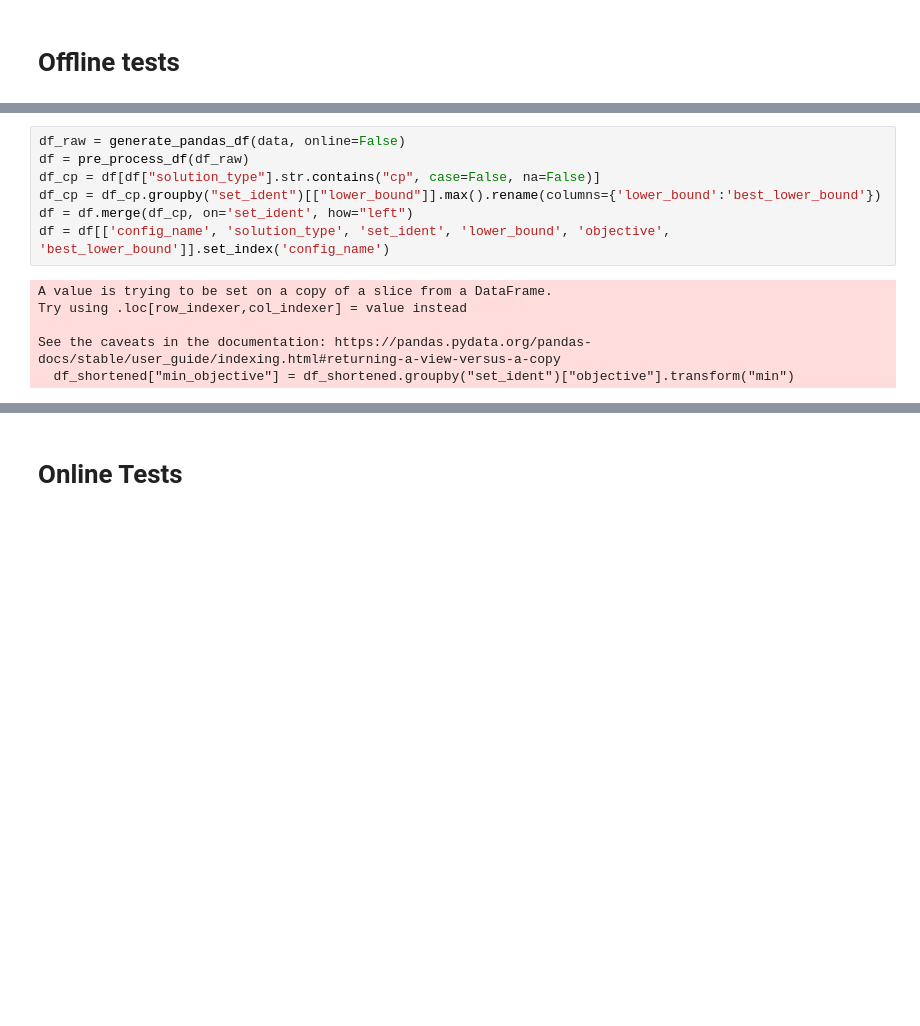
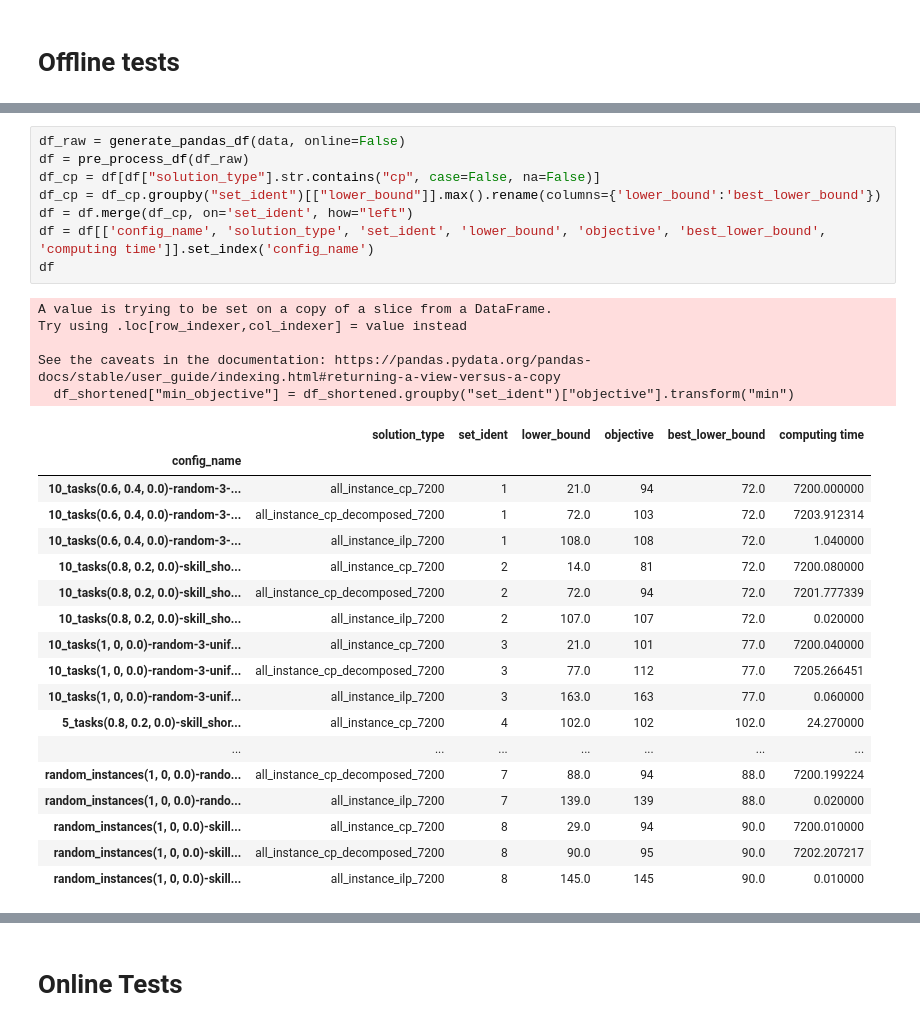
Before and after one commit to Schlixmann/ra_pst_py, a Jupyter notebook: evaluation.ipynb, the cells around one changed output, grey strips where cells are left out. Drawn from its saved outputs; the diff is of its cells as text; blank space fills up the shorter version.

```diff
--- a/evaluation.ipynb
+++ b/evaluation.ipynb
@@ -150,16 +150,35 @@ print(f"{len(data)} datasets loaded")
 # %%
 df_raw = generate_pandas_df(data, online=False)
 df = pre_process_df(df_raw)
 df_cp = df[df["solution_type"].str.contains("cp", case=False, na=False)]
 df_cp = df_cp.groupby("set_ident")[["lower_bound"]].max().rename(columns={'lower_bound':'best_lower_bound'})
 df = df.merge(df_cp, on='set_ident', how="left")
-df = df[['config_name', 'solution_type', 'set_ident', 'lower_bound', 'objective', 'best_lower_bound']].set_index('config_name')
+df = df[['config_name', 'solution_type', 'set_ident', 'lower_bound', 'objective', 'best_lower_bound', 'computing time']].set_index('config_name')
+df
 # %% [output]
 A value is trying to be set on a copy of a slice from a DataFrame.
 Try using .loc[row_indexer,col_indexer] = value instead
 
 See the caveats in the documentation: https://pandas.pydata.org/pandas-docs/stable/user_guide/indexing.html#returning-a-view-versus-a-copy
   df_shortened["min_objective"] = df_shortened.groupby("set_ident")["objective"].transform("min")
+|  | solution_type | set_ident | lower_bound | objective | best_lower_bound | computing time |
+| config_name |  |  |  |  |  |  |
+| 10_tasks(0.6, 0.4, 0.0)-random-3-... | all_instance_cp_7200 | 1 | 21.0 | 94 | 72.0 | 7200.000000 |
+| 10_tasks(0.6, 0.4, 0.0)-random-3-... | all_instance_cp_decomposed_7200 | 1 | 72.0 | 103 | 72.0 | 7203.912314 |
+| 10_tasks(0.6, 0.4, 0.0)-random-3-... | all_instance_ilp_7200 | 1 | 108.0 | 108 | 72.0 | 1.040000 |
+| 10_tasks(0.8, 0.2, 0.0)-skill_sho... | all_instance_cp_7200 | 2 | 14.0 | 81 | 72.0 | 7200.080000 |
+| 10_tasks(0.8, 0.2, 0.0)-skill_sho... | all_instance_cp_decomposed_7200 | 2 | 72.0 | 94 | 72.0 | 7201.777339 |
+| 10_tasks(0.8, 0.2, 0.0)-skill_sho... | all_instance_ilp_7200 | 2 | 107.0 | 107 | 72.0 | 0.020000 |
+| 10_tasks(1, 0, 0.0)-random-3-unif... | all_instance_cp_7200 | 3 | 21.0 | 101 | 77.0 | 7200.040000 |
+| 10_tasks(1, 0, 0.0)-random-3-unif... | all_instance_cp_decomposed_7200 | 3 | 77.0 | 112 | 77.0 | 7205.266451 |
+| 10_tasks(1, 0, 0.0)-random-3-unif... | all_instance_ilp_7200 | 3 | 163.0 | 163 | 77.0 | 0.060000 |
+| 5_tasks(0.8, 0.2, 0.0)-skill_shor... | all_instance_cp_7200 | 4 | 102.0 | 102 | 102.0 | 24.270000 |
+| ... | ... | ... | ... | ... | ... | ... |
+| random_instances(1, 0, 0.0)-rando... | all_instance_cp_decomposed_7200 | 7 | 88.0 | 94 | 88.0 | 7200.199224 |
+| random_instances(1, 0, 0.0)-rando... | all_instance_ilp_7200 | 7 | 139.0 | 139 | 88.0 | 0.020000 |
+| random_instances(1, 0, 0.0)-skill... | all_instance_cp_7200 | 8 | 29.0 | 94 | 90.0 | 7200.010000 |
+| random_instances(1, 0, 0.0)-skill... | all_instance_cp_decomposed_7200 | 8 | 90.0 | 95 | 90.0 | 7202.207217 |
+| random_instances(1, 0, 0.0)-skill... | all_instance_ilp_7200 | 8 | 145.0 | 145 | 90.0 | 0.010000 |
 # %%
 df['lower_bound'] = df['lower_bound'].astype(int)
 df['gap'] = (((df['objective'] - df['lower_bound']) / df['objective']) * 100).map(lambda x: f"{x:.1f}%")
```
Also changed, not shown: parts of 62 cells of this notebook, 1 other file.
